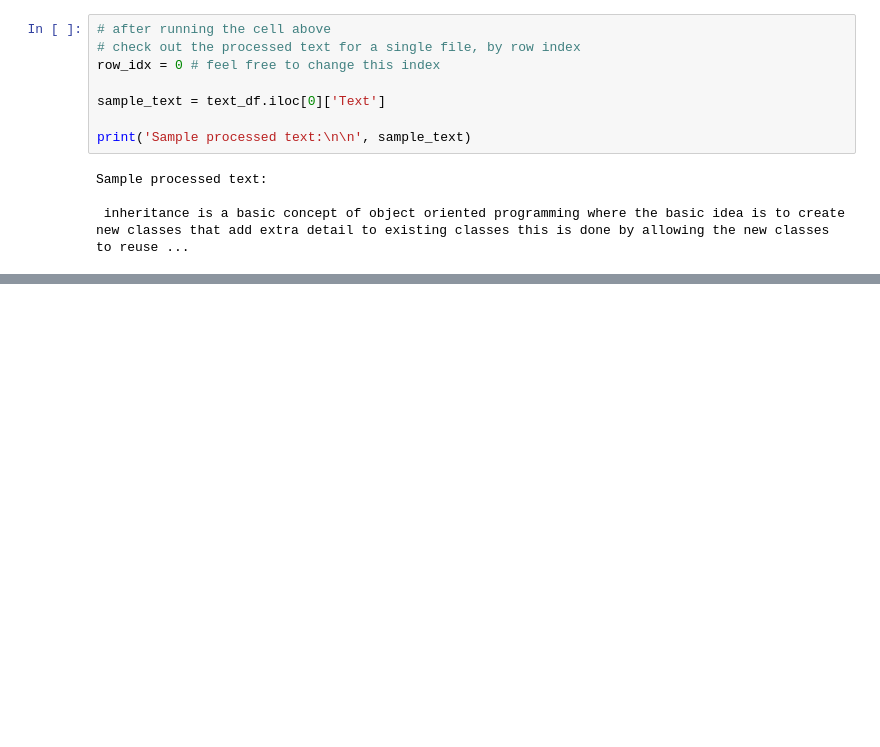
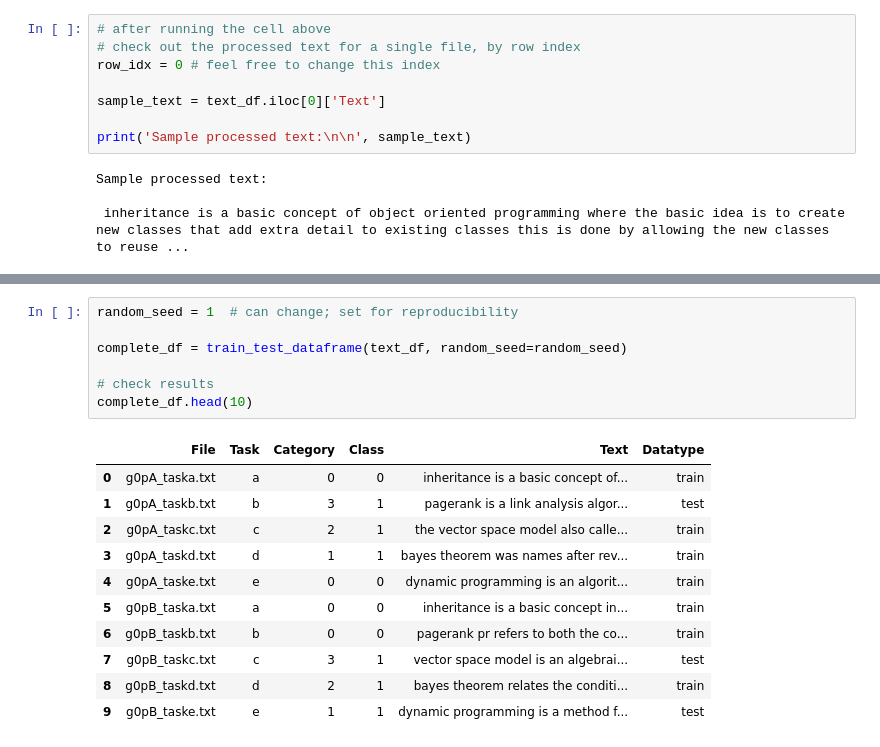
Before and after one commit to Inventrohyder/CS110, a Jupyter notebook: Assignments/cs110_assignment_6/feature_engineering.ipynb, the cells around one changed output, grey strips where cells are left out. Drawn from its saved outputs; the diff is of its cells as text; blank space fills up the shorter version.

Commit message:
feat: train test labels

```diff
--- a/Assignments/cs110_assignment_6/feature_engineering.ipynb
+++ b/Assignments/cs110_assignment_6/feature_engineering.ipynb
@@ -251,0 +315,19 @@ Sample processed text:
+# %%
+random_seed = 1  # can change; set for reproducibility
+
+complete_df = train_test_dataframe(text_df, random_seed=random_seed)
+
+# check results
+complete_df.head(10)
+# %% [output]
+|  | File | Task | Category | Class | Text | Datatype |
+| 0 | g0pA_taska.txt | a | 0 | 0 | inheritance is a basic concept of... | train |
+| 1 | g0pA_taskb.txt | b | 3 | 1 | pagerank is a link analysis algor... | test |
+| 2 | g0pA_taskc.txt | c | 2 | 1 | the vector space model also calle... | train |
+| 3 | g0pA_taskd.txt | d | 1 | 1 | bayes theorem was names after rev... | train |
+| 4 | g0pA_taske.txt | e | 0 | 0 | dynamic programming is an algorit... | train |
+| 5 | g0pB_taska.txt | a | 0 | 0 | inheritance is a basic concept in... | train |
+| 6 | g0pB_taskb.txt | b | 0 | 0 | pagerank pr refers to both the co... | train |
+| 7 | g0pB_taskc.txt | c | 3 | 1 | vector space model is an algebrai... | test |
+| 8 | g0pB_taskd.txt | d | 2 | 1 | bayes theorem relates the conditi... | train |
+| 9 | g0pB_taske.txt | e | 1 | 1 | dynamic programming is a method f... | test |
```
Also changed, not shown: parts of 1 cell of this notebook.
